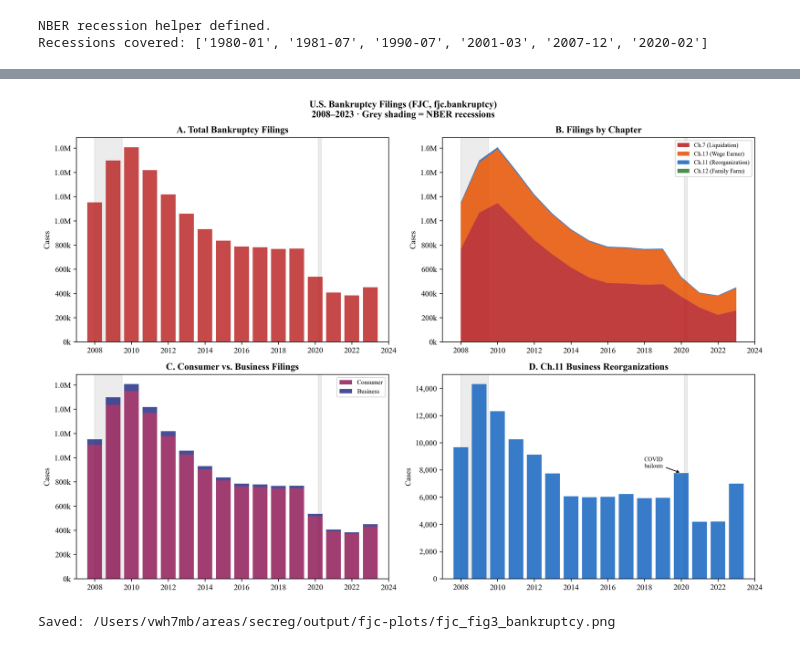
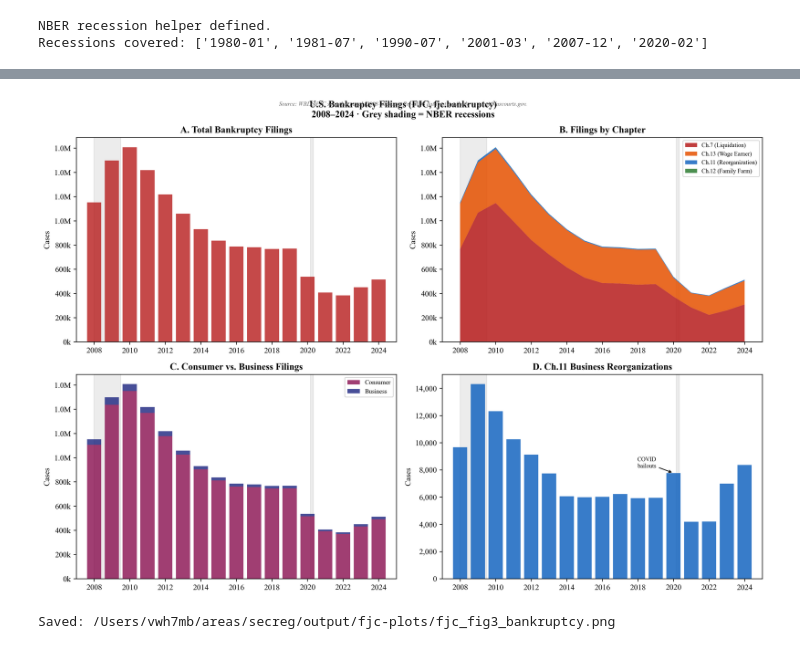
Before and after one commit to edwinhu/claude-plugins, a Jupyter notebook: skills/wrds/examples/fjc_eda.ipynb, the cells around one changed output, grey strips where cells are left out. Cells and saved outputs as stored; diff of their text form; code cells hidden in the pictures.

```diff
--- a/skills/wrds/examples/fjc_eda.ipynb
+++ b/skills/wrds/examples/fjc_eda.ipynb
@@ -222,8 +223,10 @@ print(annual.tail(10).to_string(index=False))
 import os
 
 fig, axes = plt.subplots(2, 2, figsize=(13, 9))
-fig.suptitle('Federal Securities Cases (FJC, NOS=850) — 1980–2023',
+fig.suptitle('Federal Securities Cases (FJC, NOS=850) — 1980–2024',
              fontsize=13, fontweight='bold')
+fig.text(0.5, 0.97, '2024 data incomplete (court reporting lag)',
+         ha='center', fontsize=8, color='#666666', style='italic')
 
 yr = annual['fileyear'].values
 EVENTS = [
@@ -274,17 +277,17 @@ lines1, labels1 = ax.get_legend_handles_labels()
 lines2, labels2 = ax2.get_legend_handles_labels()
 ax.legend(lines1 + lines2, labels1 + labels2, fontsize=8, loc='upper left')
 
-# D: Circuit distribution (2014–2023)
+# D: Circuit distribution (2014–2024)
 ax = axes[1, 1]
 circuit_labels = {1:'1st',2:'2nd (NY)',3:'3rd (NJ/PA)',4:'4th',5:'5th (TX)',
                   6:'6th',7:'7th (IL)',8:'8th',9:'9th (CA)',10:'10th',11:'11th (FL)',12:'DC'}
-recent = df[df['fileyear'] >= 2014]
+recent = df[df['fileyear'].between(2014, 2024)]
 circ = recent[recent['circuit'].between(1, 12)].groupby('circuit').size().sort_values(ascending=True)
 labels_c = [circuit_labels.get(int(c), str(int(c))) for c in circ.index]
 ax.barh(range(len(labels_c)), circ.values, color='#1565C0', alpha=0.82)
 ax.set_yticks(range(len(labels_c)))
 ax.set_yticklabels(labels_c, fontsize=8.5)
-ax.set_title('D. Cases by Circuit (2014–2023)', fontweight='bold')
+ax.set_title('D. Cases by Circuit (2014–2024)', fontweight='bold')
 ax.set_xlabel('Cases')
 for i, v in enumerate(circ.values):
     ax.text(v + 15, i, f'{v:,}', va='center', fontsize=8)
@@ -516,7 +522,7 @@ with warnings.catch_warnings():
             COUNT(DISTINCT casekey)         AS n_cases
         FROM fjc.bankruptcy
         WHERE orgfldt >= '2008-01-01'
-          AND orgfldt <= '2023-12-31'
+          AND orgfldt <= '2024-12-31'
           AND casekey IS NOT NULL
         GROUP BY yr, chapter, ntrdbt
         ORDER BY yr, chapter
@@ -535,7 +541,7 @@ bk_total  = df_bk.groupby('yr')['n_cases'].sum()
 bk_by_ch  = df_bk.groupby(['yr', 'ch_label'])['n_cases'].sum().unstack(fill_value=0)
 bk_by_nd  = df_bk.groupby(['yr', 'nd_label'])['n_cases'].sum().unstack(fill_value=0)
 
-print("Annual bankruptcy filings (DISTINCT casekey, 2008–2023):")
+print("Annual bankruptcy filings (DISTINCT casekey, 2008–2024):")
 display(bk_by_ch.assign(Total=bk_total))
 print()
 print("Business vs. Consumer:")
@@ -582,7 +590,9 @@ Business vs. Consumer:
 # %%
 fig, axes = plt.subplots(2, 2, figsize=(13, 9))
-fig.suptitle('U.S. Bankruptcy Filings (FJC, fjc.bankruptcy)\n2008–2023 · Grey shading = NBER recessions',
+fig.suptitle('U.S. Bankruptcy Filings (FJC, fjc.bankruptcy)\n2008–2024 · Grey shading = NBER recessions',
              fontsize=12, fontweight='bold')
+fig.text(0.5, 0.97, 'Source: WRDS FJC snapshot panel (2008–present). Pre-2008 data not available — see AO/uscourts.gov.',
+         ha='center', fontsize=7.5, color='#666666', style='italic')
 
 yr_bk = bk_total.index.values
 
@@ -593,7 +603,7 @@ add_recession_shading(ax)
 ax.set_title('A. Total Bankruptcy Filings', fontweight='bold')
 ax.set_ylabel('Cases')
 ax.yaxis.set_major_formatter(mticker.FuncFormatter(lambda x, p: f'{int(x/1e6):.1f}M' if x >= 1e6 else f'{int(x/1e3):.0f}k'))
-ax.set_xlim(2007, 2024)
+ax.set_xlim(2007, 2025)
 
 # B: By chapter (stacked)
 ax = axes[0, 1]
@@ -608,7 +618,7 @@ ax.set_title('B. Filings by Chapter', fontweight='bold')
 ax.set_ylabel('Cases')
 ax.legend(fontsize=7.5, loc='upper right')
 ax.yaxis.set_major_formatter(mticker.FuncFormatter(lambda x, p: f'{int(x/1e6):.1f}M' if x >= 1e6 else f'{int(x/1e3):.0f}k'))
-ax.set_xlim(2007, 2024)
+ax.set_xlim(2007, 2025)
 
 # C: Business vs Consumer
 ax = axes[1, 0]
@@ -617,34 +627,34 @@ if 'Consumer' in bk_by_nd.columns:
 if 'Business' in bk_by_nd.columns:
     ax.bar(yr_bk, bk_by_nd.get('Business', 0),
            bottom=bk_by_nd.get('Consumer', pd.Series(0, index=bk_by_nd.index)),
            color='#1A237E', alpha=0.8, width=0.8, label='Business')
 add_recession_shading(ax)
 ax.set_title('C. Consumer vs. Business Filings', fontweight='bold')
 ax.set_ylabel('Cases')
 ax.legend(fontsize=8)
 ax.yaxis.set_major_formatter(mticker.FuncFormatter(lambda x, p: f'{int(x/1e6):.1f}M' if x >= 1e6 else f'{int(x/1e3):.0f}k'))
-ax.set_xlim(2007, 2024)
+ax.set_xlim(2007, 2025)
 
 # D: Ch.11 business reorganizations (law student focus)
 ax = axes[1, 1]
 ch11_biz = df_bk[(df_bk['chapter'] == '11') & (df_bk['nature_debt'] == 'b')].groupby('yr')['n_cases'].sum()
 ax.bar(ch11_biz.index, ch11_biz.values, color='#1565C0', alpha=0.85, width=0.8)
 add_recession_shading(ax)
 ax.set_title('D. Ch.11 Business Reorganizations', fontweight='bold')
 ax.set_ylabel('Cases')
 ax.yaxis.set_major_formatter(mticker.FuncFormatter(lambda x, p: f'{int(x):,}'))
-ax.set_xlim(2007, 2024)
+ax.set_xlim(2007, 2025)
 # Annotate COVID bump
 ax.annotate('COVID\nbailouts', xy=(2020, ch11_biz.get(2020, 0)),
             xytext=(2018.5, ch11_biz.get(2020, 0) * 1.05),
             arrowprops=dict(arrowstyle='->', color='black'), fontsize=7.5, ha='center')
 
 plt.tight_layout()
 out_path = os.path.expanduser('~/areas/secreg/output/fjc-plots/fjc_fig3_bankruptcy.png')
 os.makedirs(os.path.dirname(out_path), exist_ok=True)
 plt.savefig(out_path, dpi=300, bbox_inches='tight', facecolor='white')
 plt.show()
 print(f"Saved: {out_path}")
 # %% [output]
-[figure, old version]
+[figure, new version]
 Saved: /Users/vwh7mb/areas/secreg/output/fjc-plots/fjc_fig3_bankruptcy.png
```
Also changed, not shown: parts of 13 cells of this notebook.
